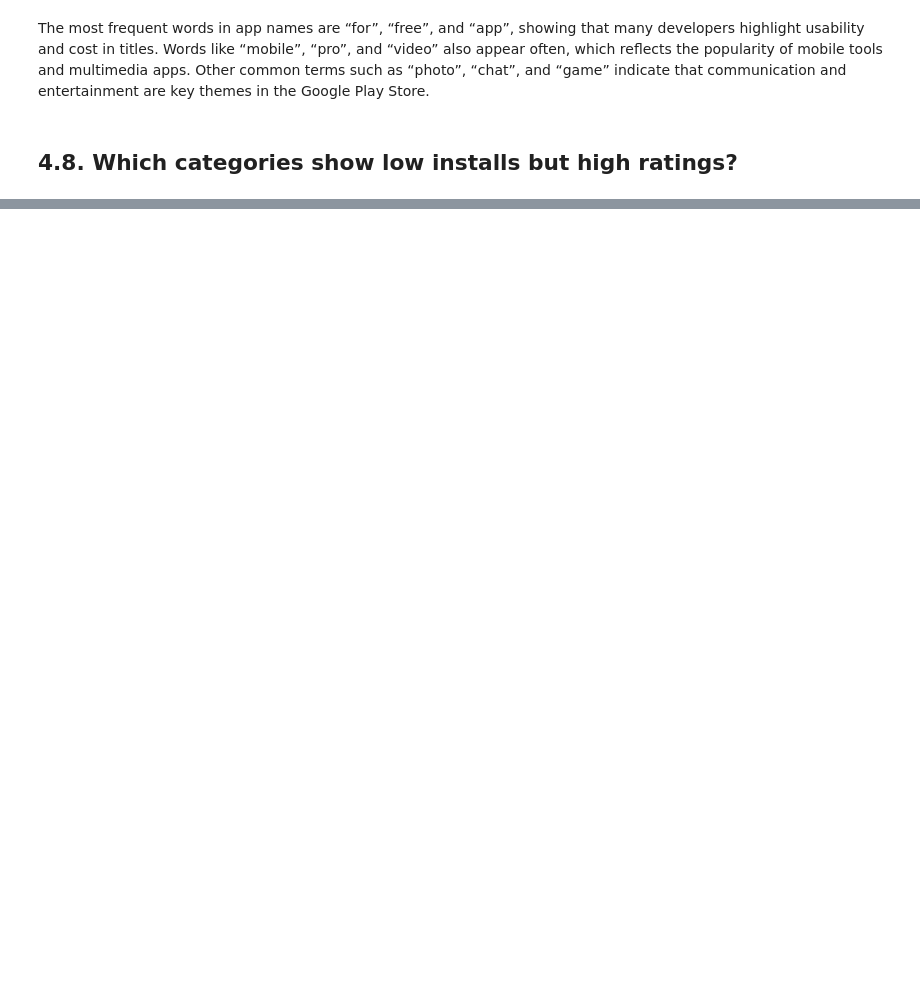
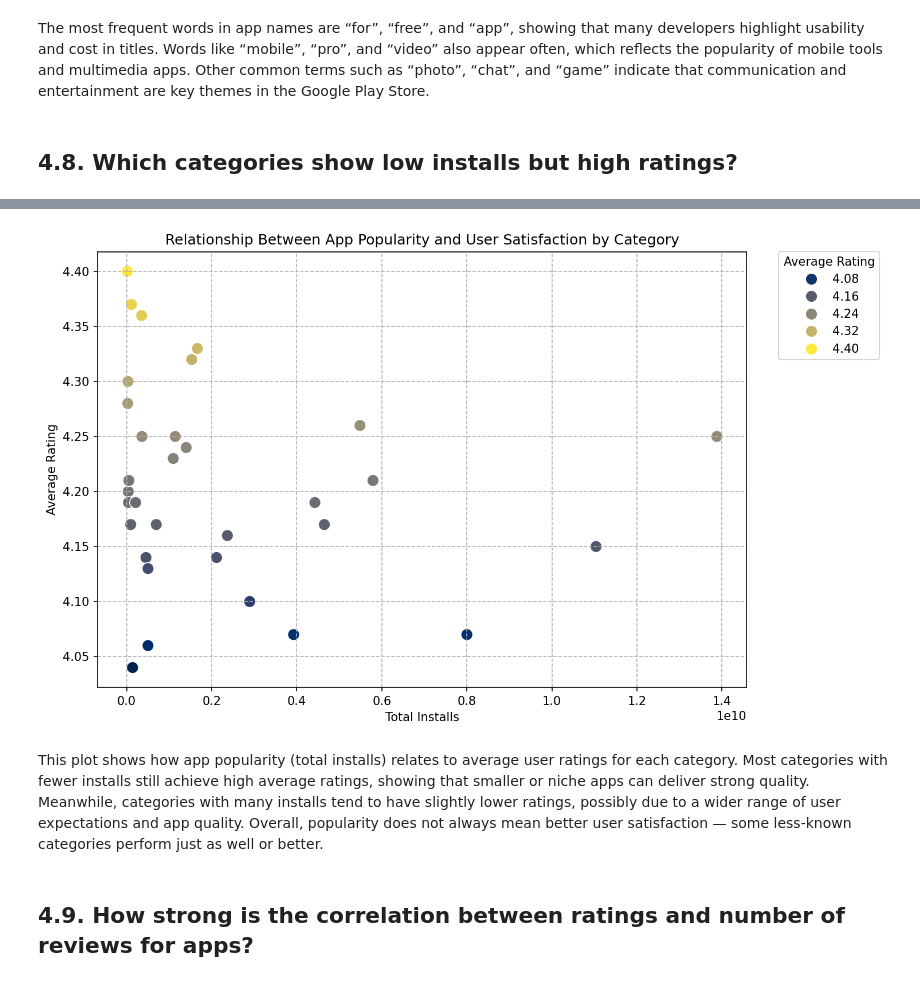
Before and after one commit to emredemirbas/google-playstore-eda, a Jupyter notebook: google_play_store_eda.ipynb, the cells around one changed output, grey strips where cells are left out. Saved outputs shown, nothing was run; the diff lists cells and outputs as text; code cells hidden in the pictures; blank space fills up the shorter version.

Commit message:
Update google_play_store_eda.ipynb
Add visual analysis & interpretation on which categories show low installs but high ratings.

```diff
--- a/google_play_store_eda.ipynb
+++ b/google_play_store_eda.ipynb
@@ -1223,0 +1223,5 @@ google_play_store_df["Rating"].value_counts().sort_values(ascending=False)
+# %%
+# total installs by category
+cat_vs_total_installs = google_play_store_df.groupby("Category")["Installs"].sum()
+cat_vs_total_installs = cat_vs_total_installs.rename("Total Installs") # change "Installs" -> "Total Installs"
+cat_vs_total_installs
@@ -1223,0 +1248,6 @@ google_play_store_df["Rating"].value_counts().sort_values(ascending=False)
+# %%
+# average rating by category
+cat_vs_avg_rating = google_play_store_df.groupby("Category")["Rating"].mean()
+cat_vs_avg_rating = round(cat_vs_avg_rating, 2)
+cat_vs_avg_rating = cat_vs_avg_rating.rename("Average Rating") # change "Rating" -> "Average Rating"
+cat_vs_avg_rating
@@ -1223,0 +1274,5 @@ google_play_store_df["Rating"].value_counts().sort_values(ascending=False)
+# %%
+# join cat_vs_total_installs & cat_vs_avg_rating into a single df
+cat_vs_total_installs_and_avg_rating = pd.concat([cat_vs_total_installs, cat_vs_avg_rating], axis=1)
+cat_vs_total_installs_and_avg_rating = cat_vs_total_installs_and_avg_rating.sort_values(["Total Installs", "Average Rating"], ascending=[True, False])
+cat_vs_total_installs_and_avg_rating
@@ -1223,0 +1298,30 @@ google_play_store_df["Rating"].value_counts().sort_values(ascending=False)
+# %%
+plt.figure(figsize=(10,6), dpi=150)
+sns.scatterplot(
+    data=cat_vs_total_installs_and_avg_rating.reset_index(),
+    x="Total Installs", y="Average Rating", hue="Average Rating",
+    palette="cividis", s=100, alpha=1
+)
+
+plt.title("Relationship Between App Popularity and User Satisfaction by Category")
+plt.xlabel("Total Installs")
+plt.ylabel("Average Rating")
+plt.grid(True, ls="--")
+
+plt.legend(
+    title="Average Rating",
+    bbox_to_anchor=(1.05, 1),
+    loc="upper left",
+    borderaxespad=0
+)
+
+plt.tight_layout()
+# %% [output]
+[figure, added]
+# %% [markdown]
+This plot shows how app popularity (total installs) relates to average user ratings for each category.
+Most categories with fewer installs still achieve high average ratings, showing that smaller or niche apps can deliver strong quality.
+Meanwhile, categories with many installs tend to have slightly lower ratings, possibly due to a wider range of user expectations and app quality.
+Overall, popularity does not always mean better user satisfaction — some less-known categories perform just as well or better.
+# %% [markdown]
+## 4.9. How strong is the correlation between ratings and number of reviews for apps?
```
Also changed, not shown: parts of 5 cells of this notebook.
